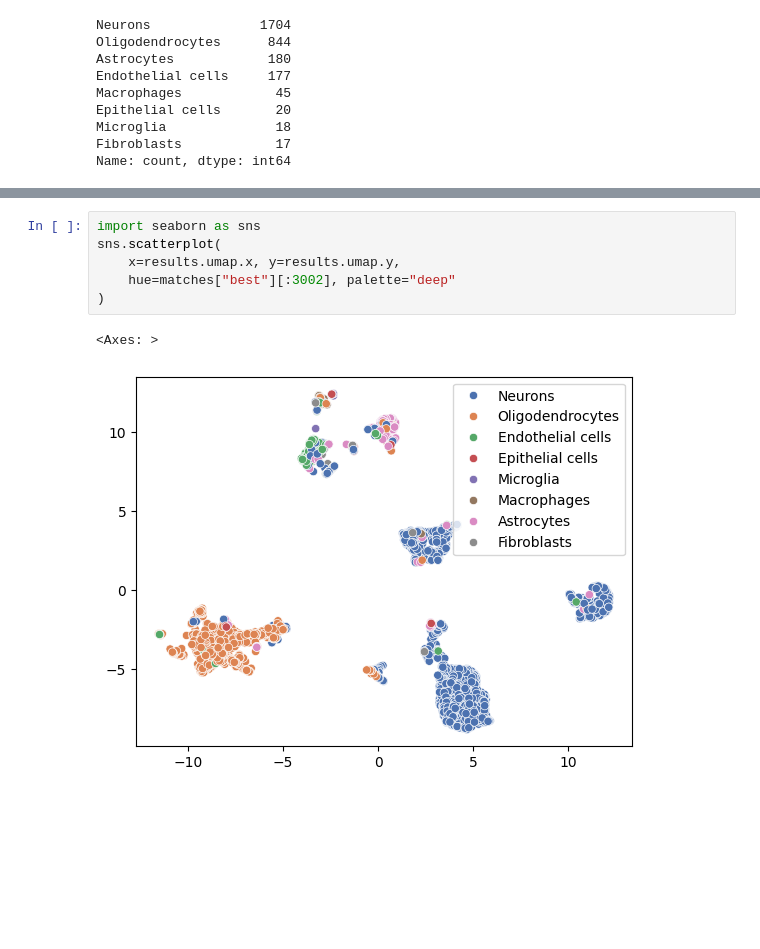
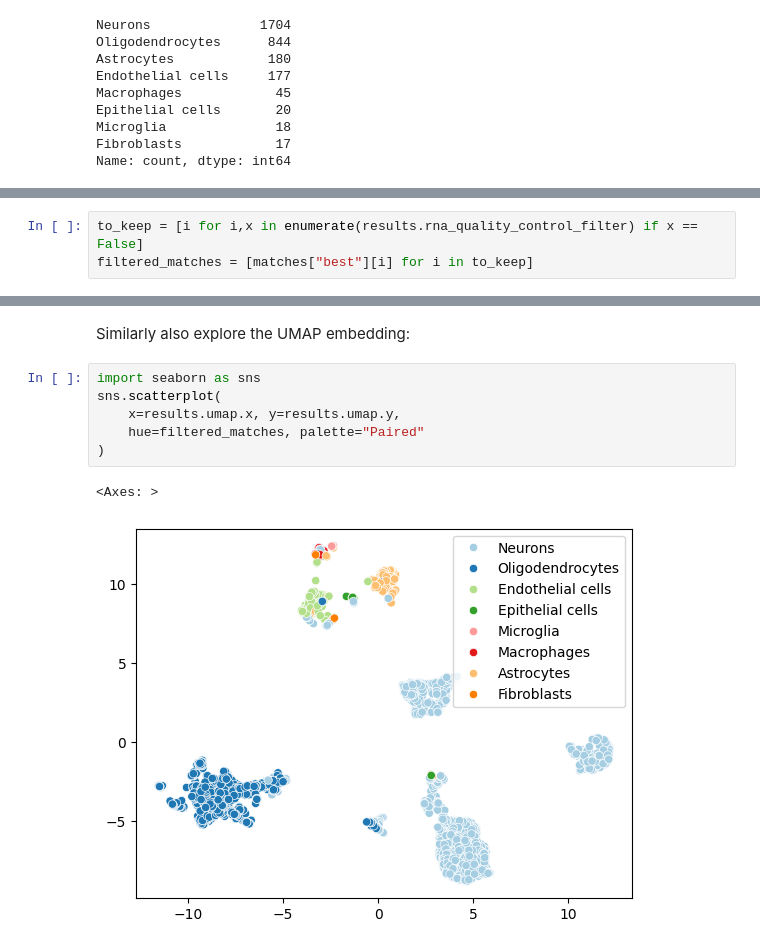
Before and after one commit to BiocPy/BiocWorkshop2024, a Jupyter notebook: notebook/annotate_cell_types.ipynb, the cells around one changed output, grey strips where cells are left out. Drawn from its saved outputs; the diff is of its cells as text; blank space fills up the shorter version.

```diff
--- a/notebook/annotate_cell_types.ipynb
+++ b/notebook/annotate_cell_types.ipynb
@@ -361,0 +394,3 @@ or the UMAP embedding with the cell types we identified from `celldex`
+# %%
+to_keep = [i for i,x in enumerate(results.rna_quality_control_filter) if x == False]
+filtered_matches = [matches["best"][i] for i in to_keep]
@@ -362,10 +406,12 @@ or the UMAP embedding with the cell types we identified from `celldex`
+# %% [markdown]
+Similarly also explore the UMAP embedding:
 # %%
 import seaborn as sns
 sns.scatterplot(
     x=results.umap.x, y=results.umap.y,
-    hue=matches["best"][:3002], palette="deep"
+    hue=filtered_matches, palette="Paired"
 )
 # %% [output]
 <Axes: >
-[figure, old version]
+[figure, new version]
 # %% [markdown]
```
Also changed, not shown: parts of 35 cells of this notebook, 5 other files.
